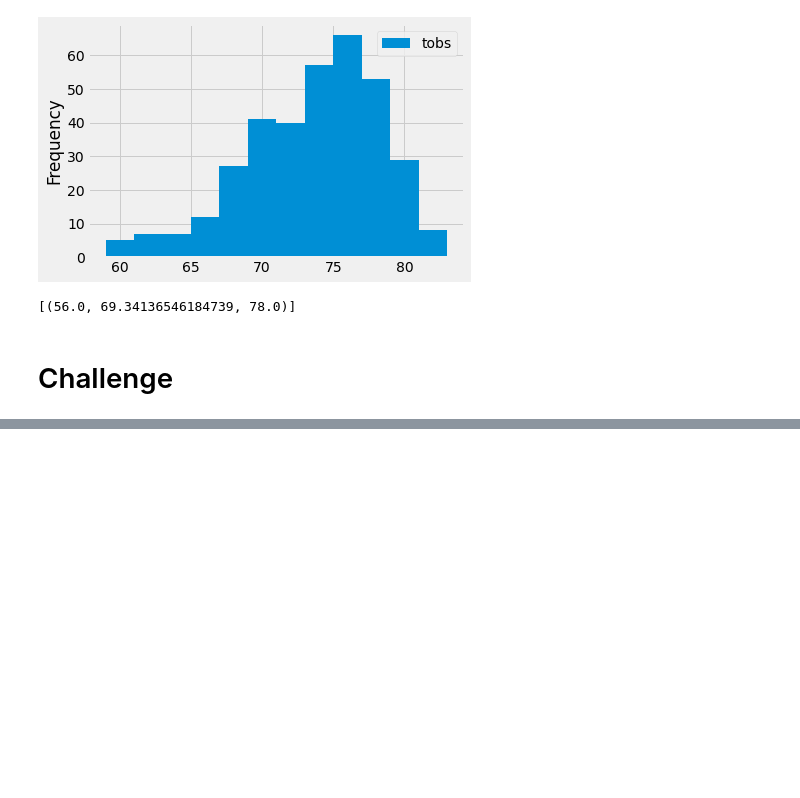
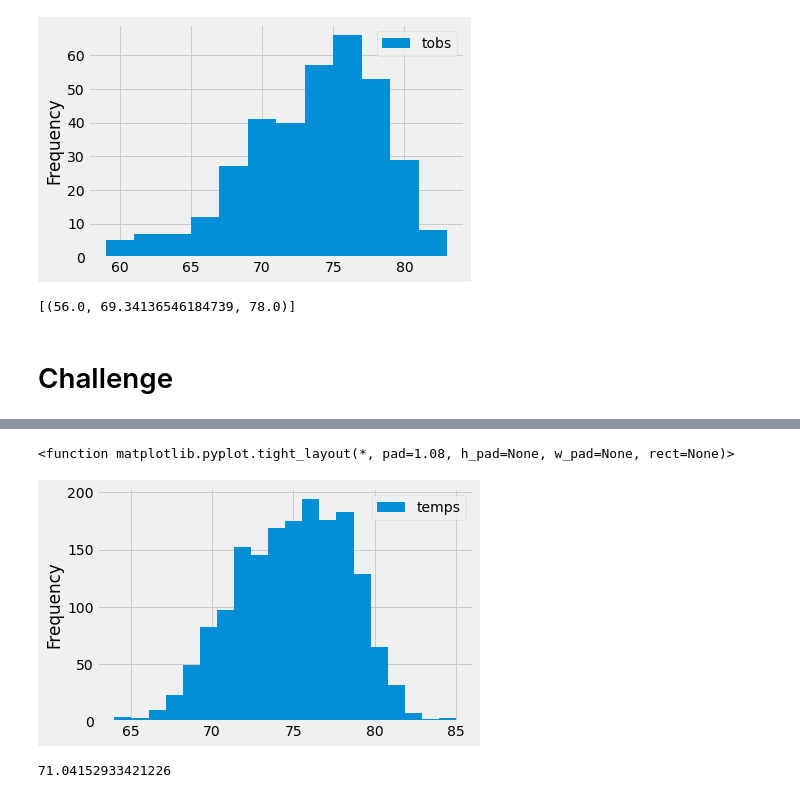
Before and after one commit to SirTonkaton/Surfs-up, a Jupyter notebook: climate_analysis.ipynb, the cells around one changed output, grey strips where cells are left out. Saved outputs shown, nothing was run; the diff lists cells and outputs as text; code cells hidden in the pictures; blank space fills up the shorter version.

```diff
--- a/climate_analysis.ipynb
+++ b/climate_analysis.ipynb
@@ -199,0 +223,11 @@ print(calc_temp('2012-02-028','2012-03-05'))
+# %%
+# Save references to each table
+Measurement = Base.classes.measurement
+Station = Base.classes.station
+# %%
+# Create our session (link) from Python to the DB
+session = Session(engine)
+# %%
+june_temps = session.query(Measurement).filter(extract('month', Measurement.date) == 6)
+june_temps_list = [temp.tobs for temp in june_temps]
+print(np.mean(june_temps_list))
@@ -199,0 +236,3 @@ print(calc_temp('2012-02-028','2012-03-05'))
+# %%
+june_df = pd.DataFrame(june_temps_list, columns=["temps"])
+june_df.describe()
@@ -199,0 +249,12 @@ print(calc_temp('2012-02-028','2012-03-05'))
+# %%
+june_df.plot.hist(bins=20)
+plt.tight_layout
+# %% [output]
+<function matplotlib.pyplot.tight_layout(*, pad=1.08, h_pad=None, w_pad=None, rect=None)>
+[figure, added]
+# %%
+dec_temps = session.query(Measurement).filter(extract('month', Measurement.date) == 12)
+dec_temps_list = [temp.tobs for temp in dec_temps]
+print(np.mean(dec_temps_list))
+# %% [output]
+71.04152933421226
```
Also changed, not shown: parts of 18 cells of this notebook, 4 other files.
